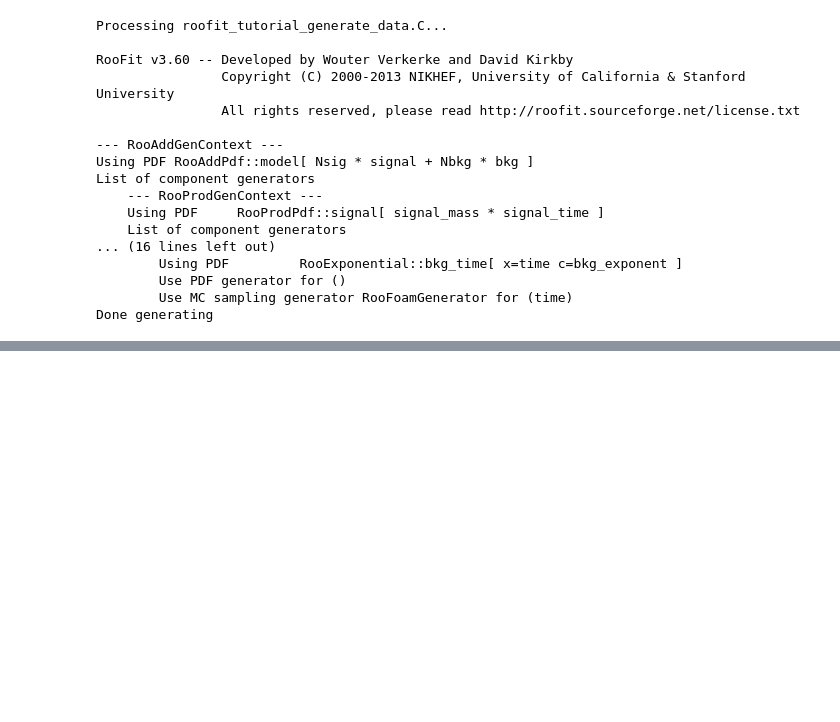
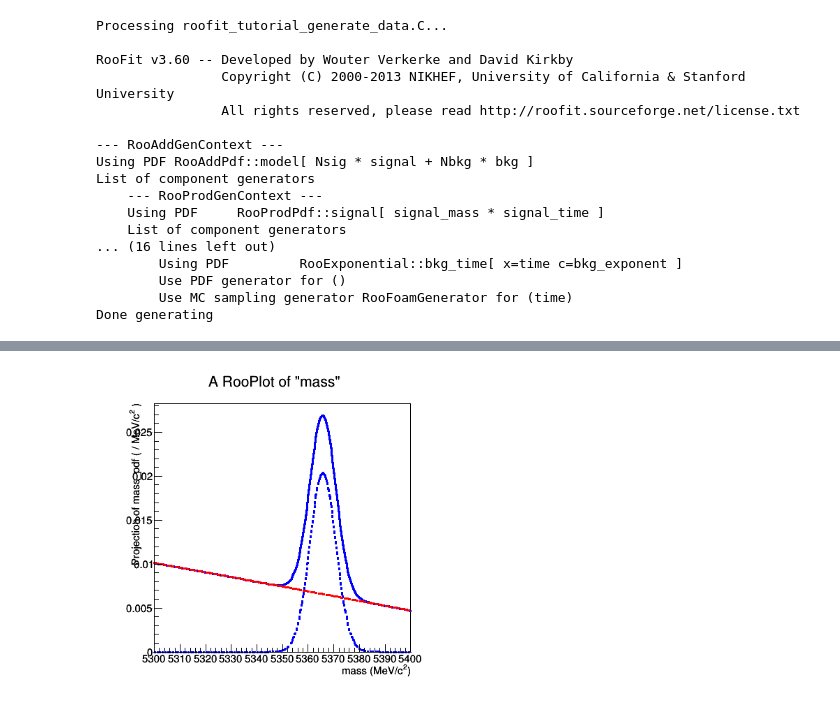
Before and after one commit to cofitzpa/roofit_tutorial_solutions, a Jupyter notebook: Tutorial.ipynb, the cells around one changed output, grey strips where cells are left out. Drawn from its saved outputs; the diff is of its cells as text; code cells hidden in the pictures; blank space fills up the shorter version.

```diff
--- a/Tutorial.ipynb
+++ b/Tutorial.ipynb
@@ -27,0 +87,4 @@ Done generating
+# %%
+Image(filename='masspdfplot.png')
+# %% [output]
+[figure, added]
```
Also changed, not shown: parts of 15 cells of this notebook.
